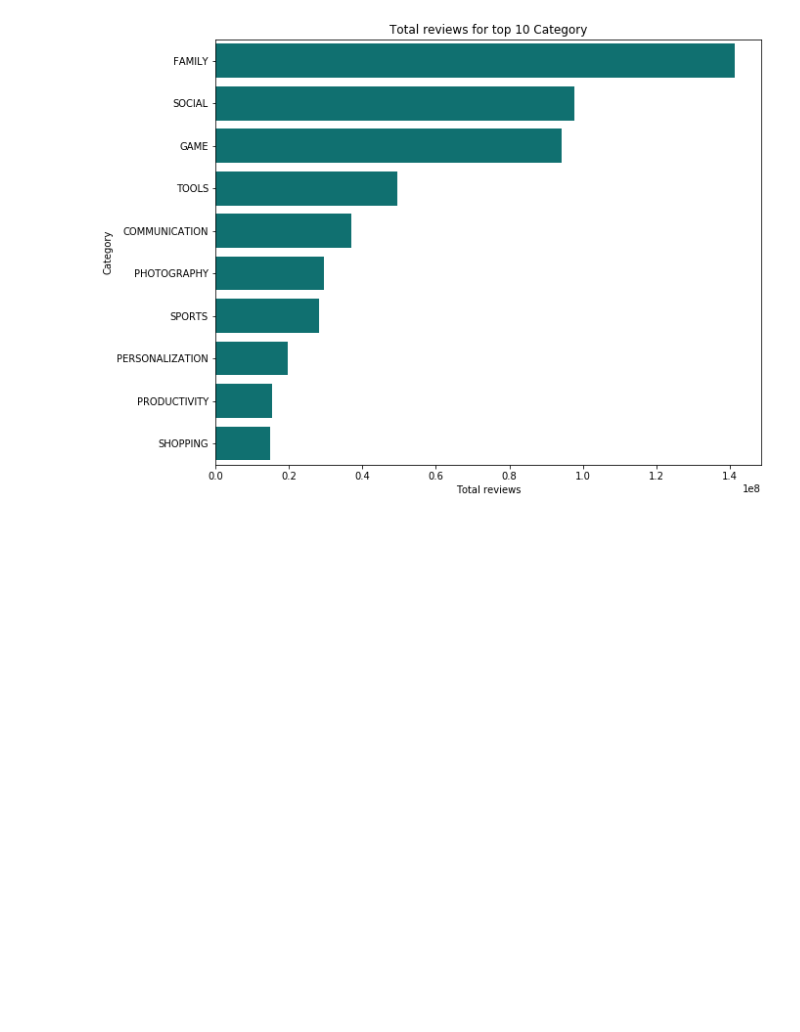
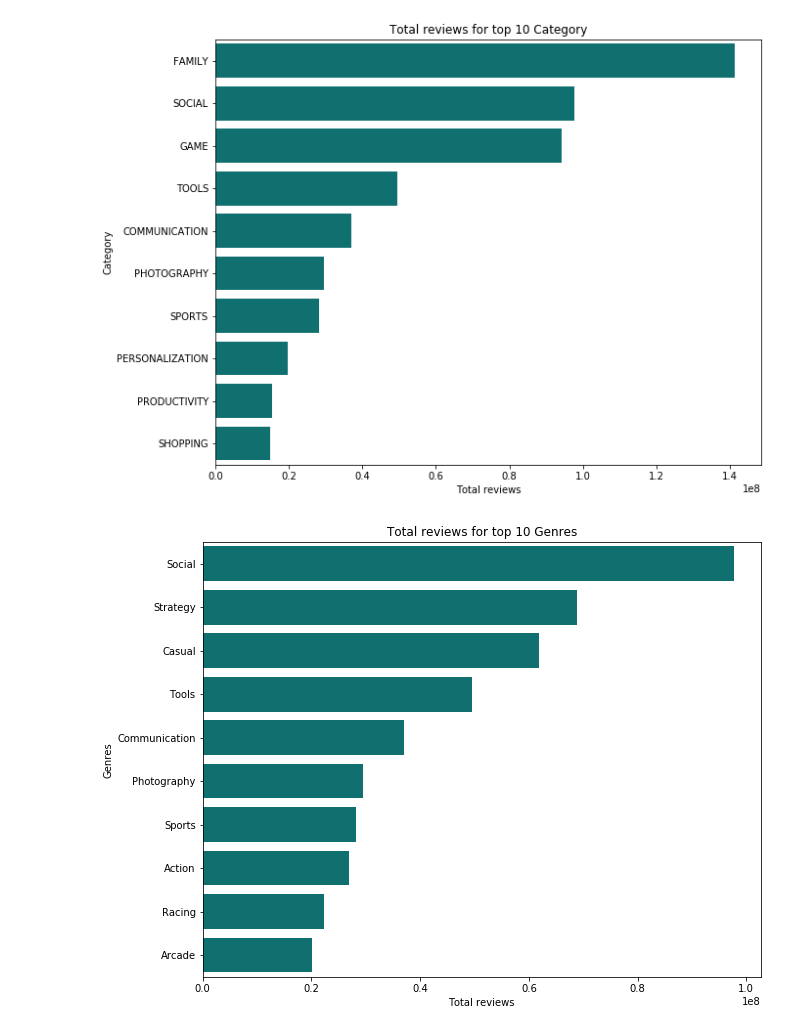
Before and after one commit to sarafkp/Python-for-Data-Science, a Jupyter notebook: Project/pg_final_project_2.0.ipynb, the cells around one changed output. Drawn from its saved outputs; the diff is of its cells as text; code cells hidden in the pictures; blank space fills up the shorter version.

Commit message:
Added graphs for Genres

```diff
--- a/Project/pg_final_project_2.0.ipynb
+++ b/Project/pg_final_project_2.0.ipynb
@@ -223,3 +223,13 @@ plt.xlabel('Total reviews')
 plt.ylabel('Category');
 # %% [output]
 [figure]
+# %%
+g=merge_playstore.groupby("Genres",as_index=False).sum()[['Genres','Reviews']].sort_values('Reviews',ascending=0).head(10)
+plt.figure(figsize=(10,8))
+
+sns.barplot(x='Reviews',y='Genres',data=g,color="teal")
+plt.title("Total reviews for top 10 Genres")
+plt.xlabel('Total reviews')
+plt.ylabel('Genres');
+# %% [output]
+[figure, added]
```
Also changed, not shown: parts of 1 cell of this notebook.
